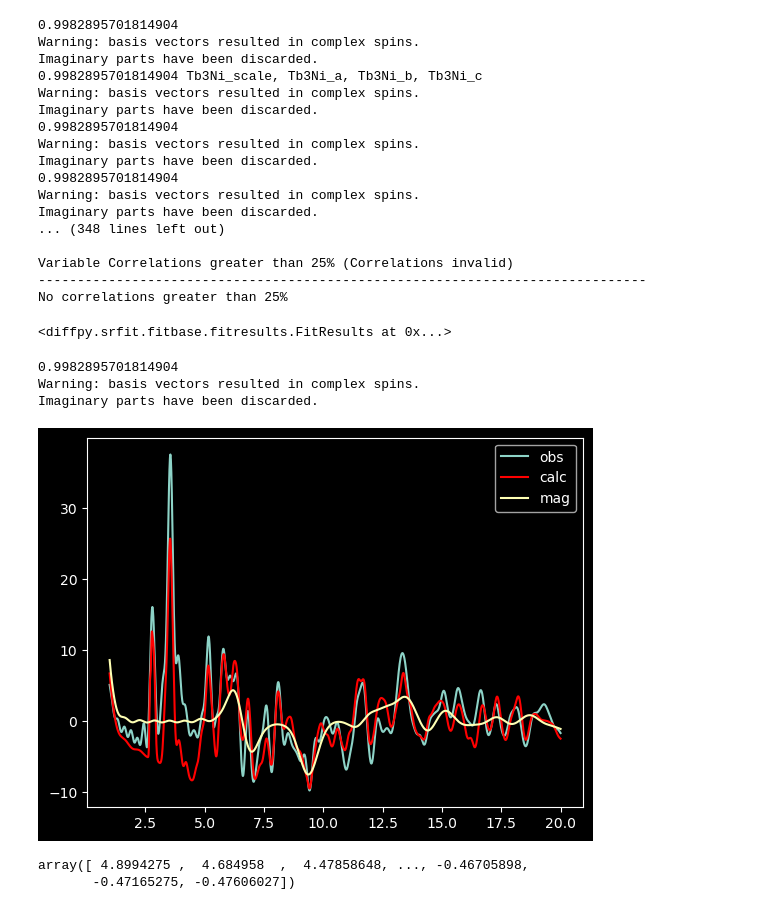
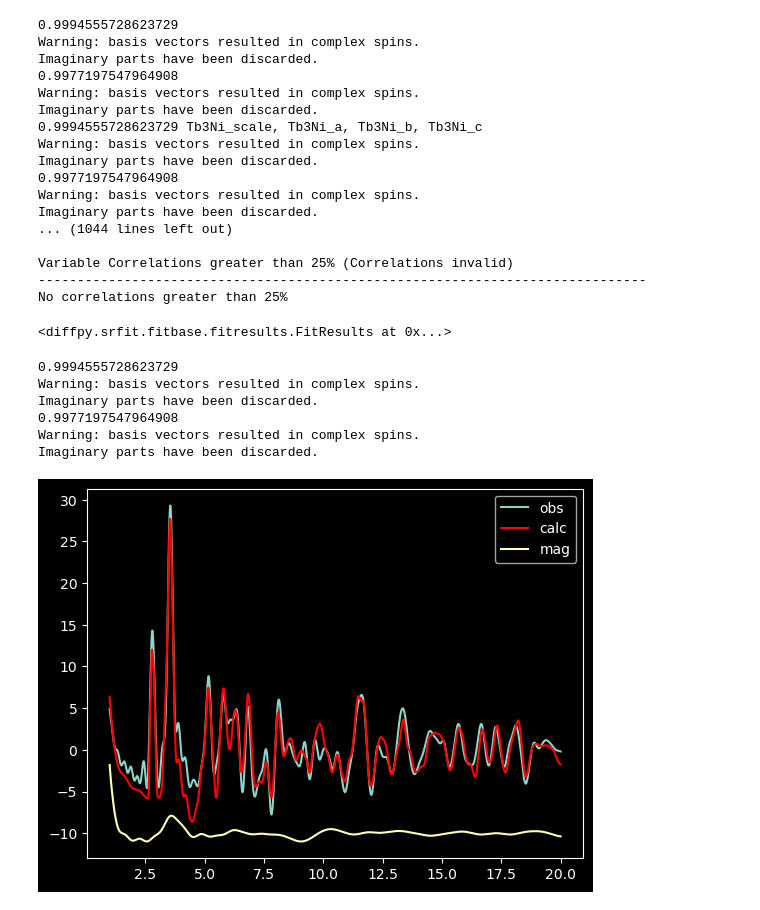
Before and after one commit to BenjaminMD/mPDF, a Jupyter notebook: main.ipynb, the cells around one changed output. Drawn from its saved outputs; the diff is of its cells as text; code cells hidden in the pictures.

Commit message:
reshaping basis vectors

```diff
--- a/main.ipynb
+++ b/main.ipynb
@@ -1,30 +1,41 @@
 # %%
 from ezfit import FitPDF, Contribution, Ezrestraint
-from rsc import MPDF_Wrapper, AttrDict, r_gr_mgr
+from rsc import MPDF_Wrapper, AttrDict, r_gr_mgr, get_Tb1
+import numpy as np
 import matplotlib.pyplot as plt
 
+k13, a1, a2, a3, a4 = get_Tb1() # kvec and basis vectors for Tb1 which are the same for Tb2 and Tb3
 
 Tb3Ni = Contribution(cif_name="Tb3Ni", cf_name="bulkCF", formula="Tb3Ni")
-fit = FitPDF(f"./data/Tb3Ni@10K.gr", [Tb3Ni])
+fit = FitPDF(f"./data/Tb3Ni@58K.gr", [Tb3Ni])
 
 
 mfit = MPDF_Wrapper(fit.cif_files["Tb3Ni"], AttrDict(fit.config))
 
 mfit.add_magnetic_species(
-    name="Tb3_1",
+    name="aTb3_1",
     ffparamkey="Tb3",
-    strucIdxs=[0],
-    basisvecs=[1, 1, 1],
-    kvecs=[0.5, 0.3, 0],
-    )
+    strucIdxs=[0, 1, 2, 3],
+    basisvecs=np.array([a1, a2, a3, a4]).reshape(4*12, 3),
+    kvecs=[k13],
+)
 
 mfit.add_magnetic_species(
-    name="Tb3_1",
+    name="aTb3_2",
     ffparamkey="Tb3",
-    strucIdxs=[1],
-    basisvecs=[-1, 0, 1],
-    kvecs=[-0.5, -0.3, 0],
-    )
+    strucIdxs=[4, 5, 6, 7],
+    basisvecs=np.array([a1, a2, a3, a4]).reshape(4*12, 3),
+    kvecs=[k13],
+)
+
+mfit.add_magnetic_species(
+    name="aTb3_2",
+    ffparamkey="Tb3",
+    strucIdxs=[8, 9, 10, 11],
+    basisvecs=np.array([a1, a2, a3, a4]).reshape(4*12, 3),
+    kvecs=[k13],
+)
+
 
 mfit.set_up_MagCalc()
 fit.update_recipe()
@@ -34,41 +45,39 @@ fit.LoadResFromFile("structural.res")
 
 fit.run_fit()
 # %% [output]
-0.9982895701814904
+0.9994555728623729
 Warning: basis vectors resulted in complex spins.
 Imaginary parts have been discarded.
-0.9982895701814904 Tb3Ni_scale, Tb3Ni_a, Tb3Ni_b, Tb3Ni_c
+0.9977197547964908
 Warning: basis vectors resulted in complex spins.
 Imaginary parts have been discarded.
-0.9982895701814904
+0.9994555728623729 Tb3Ni_scale, Tb3Ni_a, Tb3Ni_b, Tb3Ni_c
 Warning: basis vectors resulted in complex spins.
 Imaginary parts have been discarded.
-0.9982895701814904
+0.9977197547964908
 Warning: basis vectors resulted in complex spins.
 Imaginary parts have been discarded.
-... (348 lines left out)
+... (1044 lines left out)
 
 Variable Correlations greater than 25% (Correlations invalid)
 ------------------------------------------------------------------------------
 No correlations greater than 25%
 <diffpy.srfit.fitbase.fitresults.FitResults at 0x...>
 # %%
-r, gobs, gcalc, magcalc, baseline, gdiff =
+r, gobs, gcalc, magcalc, baseline, gdiff = r_gr_mgr(fit, mfit)
 
 plt.plot(r, gobs, label="obs")
 plt.plot(r, gcalc, label="calc", color="red")
-plt.plot(r, magcalc, label="mag")
+plt.plot(r, magcalc - 10, label="mag")
 
 plt.legend()
 
 plt.savefig("mPDF_v1.pdf")
 # %% [output]
-0.9982895701814904
+0.9994555728623729
 Warning: basis vectors resulted in complex spins.
 Imaginary parts have been discarded.
+0.9977197547964908
+Warning: basis vectors resulted in complex spins.
+Imaginary parts have been discarded.
-[figure, old version]
+[figure, new version]
-# %%
-gcalc
-# %% [output]
-array([ 4.8994275 ,  4.684958  ,  4.47858648, ..., -0.46705898,
-       -0.47165275, -0.47606027])
```
Also changed, not shown: parts of 1 cell of this notebook, 6 other files.
